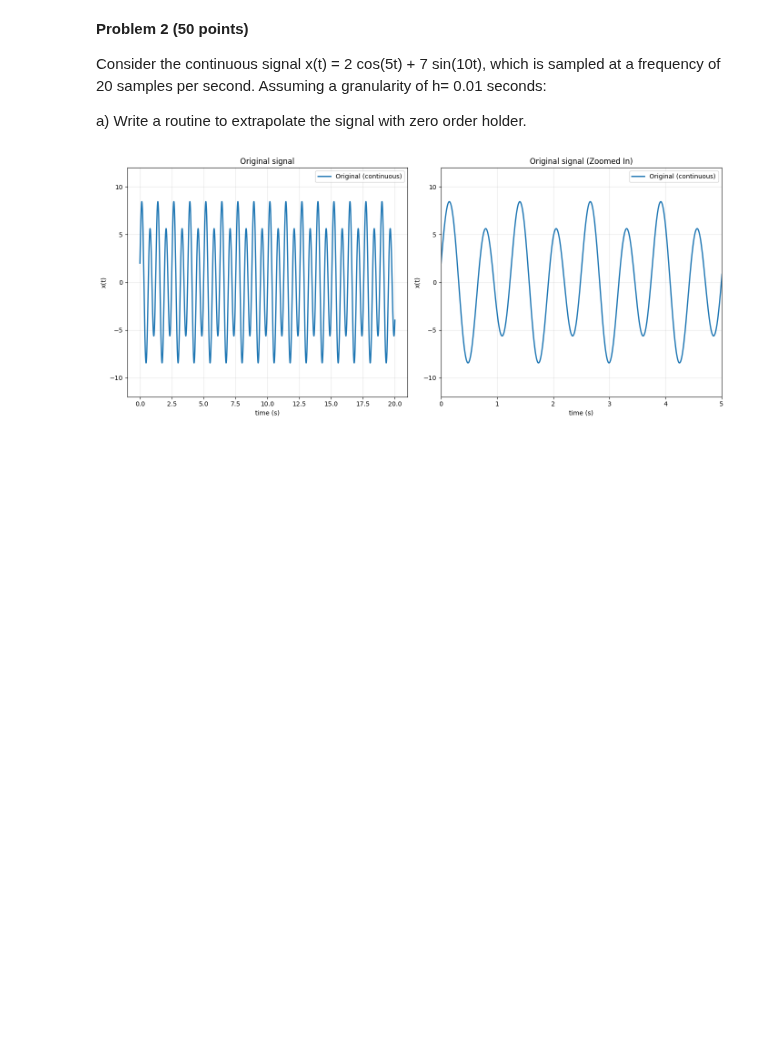
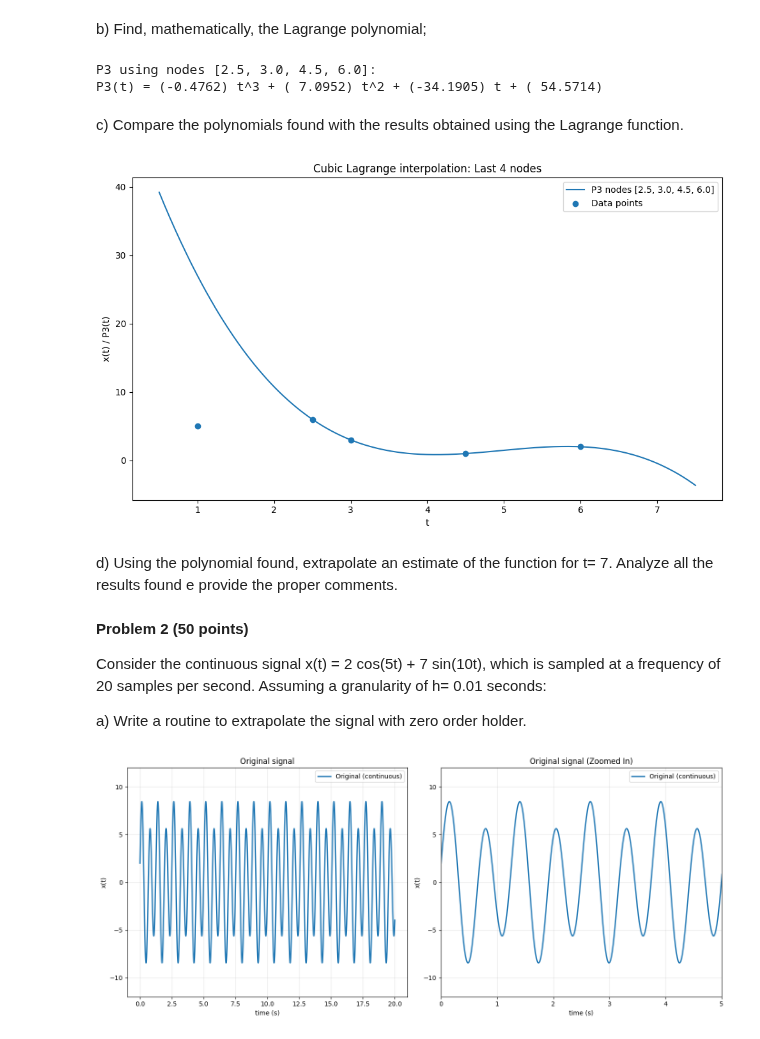
Before and after one commit to saulosgil/Disciplina_Modelagem-e-simula--o-de-sistemas, a Jupyter notebook: exercises/SE04/SE04_SauloGil.ipynb, the cells around one changed output. Drawn from its saved outputs; the diff is of its cells as text; code cells hidden in the pictures; blank space fills up the shorter version.

```diff
--- a/exercises/SE04/SE04_SauloGil.ipynb
+++ b/exercises/SE04/SE04_SauloGil.ipynb
@@ -22,0 +67,21 @@ for t= 7. Analyze all the results found e provide the proper comments.
+# %%
+# Routine to check Constituent polynomials
+# Node sets (last 4 nodes)
+idx_last4  = [1, 2, 3, 4]   # 2.5, 3.0, 4.5, 6.0
+
+t_last4 = t_all[idx_last4] # 2.5, 3.0, 4.5, 6.0
+x_last4 = x_all[idx_last4] # 6.0, 3.0, 1.0, 2.0
+
+# Build basis lists
+basis_last4  = lagrange_basis(t_last4) # basis for last 4 nodes
+
+# Print basis in expanded power form
+def print_basis(ts, basis, title):
+    print(title)
+    for k, Lk in enumerate(basis):
+        c = poly_coeffs(Lk, degree=3)
+        print(f"L_{k}(t) for nodes {list(ts)}:")
+        print(f"  = ({c[0]: .4f}) t^3 + ({c[1]: .4f}) t^2 + ({c[2]: .4f}) t + ({c[3]: .4f})")
+    print()
+
+print_basis(t_last4,  basis_last4,  "Constituent polynomials for nodes [2.5, 3.0, 4.5, 6.0]")
@@ -23,3 +98,38 @@ for t= 7. Analyze all the results found e provide the proper comments.
+# %% [markdown]
+b) Find, mathematically, the Lagrange polynomial;
+# %%
+P_last4,  _ = lagrange_poly(t_last4,  x_last4)
+
+c2 = poly_coeffs(P_last4,  degree=3)
+
+print("P3 using nodes [2.5, 3.0, 4.5, 6.0]:")
+print(f"P3(t) = ({c2[0]: .4f}) t^3 + ({c2[1]: .4f}) t^2 + ({c2[2]: .4f}) t + ({c2[3]: .4f})")
+# %% [output]
+P3 using nodes [2.5, 3.0, 4.5, 6.0]:
+P3(t) = (-0.4762) t^3 + ( 7.0952) t^2 + (-34.1905) t + ( 54.5714)
+# %% [markdown]
+c) Compare the polynomials found with the results obtained using the Lagrange function.
+# %%
+import matplotlib.pyplot as plt
+
+# Plot
+tt = np.linspace(t_all.min()-0.5, t_all.max()+1.5, 500)
+y2 = np.poly1d(P_last4)(tt)
+
+plt.figure(figsize=(10,6))
+plt.plot(tt, y2, label="P3 nodes [2.5, 3.0, 4.5, 6.0]")
+plt.scatter(t_all, x_all, label="Data points")
+plt.xlabel("t")
+plt.ylabel("x(t) / P3(t)")
+plt.title("Cubic Lagrange interpolation: Last 4 nodes")
+plt.legend()
+plt.tight_layout()
+plt.show()
+# %% [output]
+[figure, added]
+# %% [markdown]
+d) Using the polynomial found, extrapolate an estimate of the function
+for t= 7. Analyze all the results found e provide the proper comments.
 # %% [markdown]
 **Problem 2 (50 points)**
 
```
Also changed, not shown: parts of 5 cells of this notebook.
